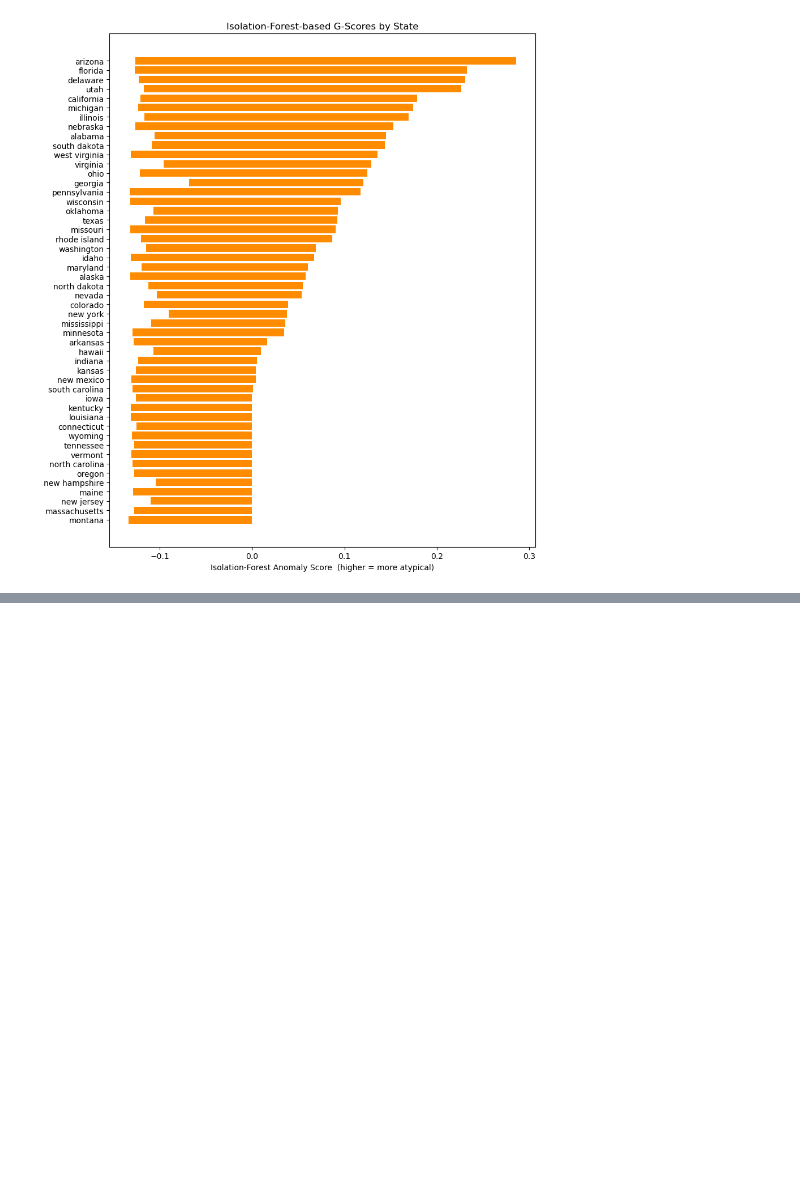
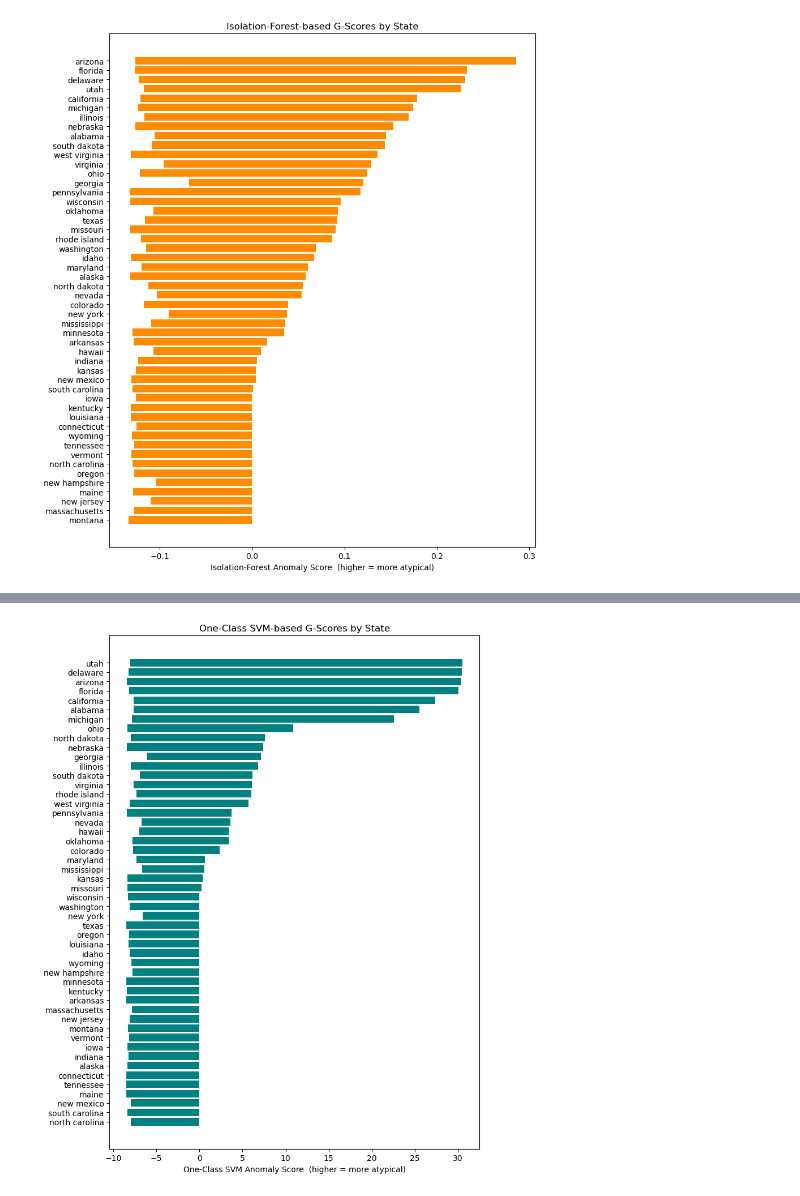
Before and after one commit to DMChakrabarti013/macro_matrics, a Jupyter notebook: G-Selection_unsupervised.ipynb, the cells around one changed output, grey strips where cells are left out. Saved outputs shown, nothing was run; the diff lists cells and outputs as text; code cells hidden in the pictures; blank space fills up the shorter version.

```diff
--- a/G-Selection_unsupervised.ipynb
+++ b/G-Selection_unsupervised.ipynb
@@ -384,0 +419,28 @@ Isolation‑Forest scores (top 10 most anomalous states):
+# %%
+# 2)  Fit One‑Class SVM
+#    - nu: expected fraction of outliers (e.g. 0.1 = 10%)
+#    - kernel: radial basis function
+# ---------------------------------------------------------------
+ocsvm = OneClassSVM(
+    kernel='rbf',
+    gamma='scale',
+    nu=0.1
+).fit(X_scaled)
+
+# ---------------------------------------------------------------
+# 3)  Compute anomaly scores
+#    - decision_function: positive = inlier, negative = outlier
+#    - we invert so that higher = more “anomalous”
+# ---------------------------------------------------------------
+scores_raw = ocsvm.decision_function(X_scaled)   # shape (n_states,)
+iso_scores  = -scores_raw                        # higher = more atypical
+# %%
+# 4)  Build results DataFrame
+# ---------------------------------------------------------------
+ocsvm_df = pd.DataFrame({
+    "State":       states,
+    "OCSVM_score": iso_scores
+}).sort_values("OCSVM_score", ascending=False).reset_index(drop=True)
+
+print("One‑Class SVM anomaly scores (top 10 most atypical states):")
+print(ocsvm_df.head(10))
@@ -384,0 +460,12 @@ Isolation‑Forest scores (top 10 most anomalous states):
+# %%
+# 5)  Visualise  – horizontal bar chart
+# ---------------------------------------------------------------
+plt.figure(figsize=(8, 10))
+plt.barh(ocsvm_df["State"], ocsvm_df["OCSVM_score"], color="teal")
+plt.gca().invert_yaxis()
+plt.xlabel("One‑Class SVM Anomaly Score  (higher = more atypical)")
+plt.title("One‑Class SVM‑based G‑Scores by State")
+plt.tight_layout()
+plt.show()
+# %% [output]
+[figure, added]
```
Also changed, not shown: parts of 7 cells of this notebook, 9 other files.
